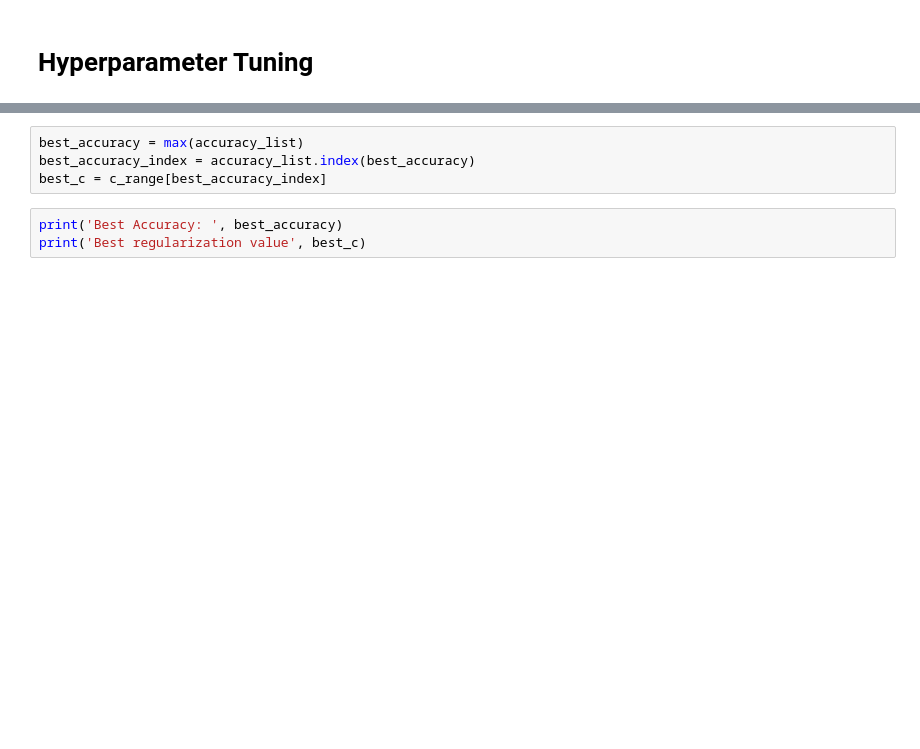
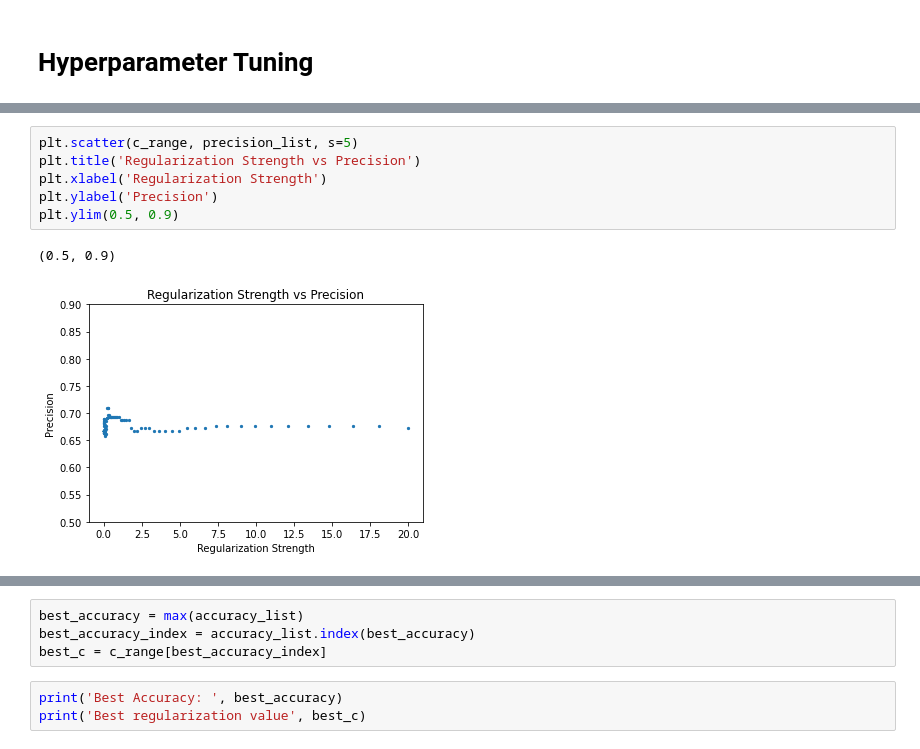
Before and after one commit to petertran14/CS524-Final-Project, a Jupyter notebook: Logistic Regression Model/Logistic Regression.ipynb, the cells around one changed output, grey strips where cells are left out. Saved outputs shown, nothing was run; the diff lists cells and outputs as text; blank space fills up the shorter version.

```diff
--- a/Logistic Regression Model/Logistic Regression.ipynb
+++ b/Logistic Regression Model/Logistic Regression.ipynb
@@ -208,0 +328,9 @@ plt.show()
+# %%
+plt.scatter(c_range, precision_list, s=5)
+plt.title('Regularization Strength vs Precision')
+plt.xlabel('Regularization Strength')
+plt.ylabel('Precision')
+plt.ylim(0.5, 0.9)
+# %% [output]
+(0.5, 0.9)
+[figure, added]
```
Also changed, not shown: parts of 35 cells of this notebook.
